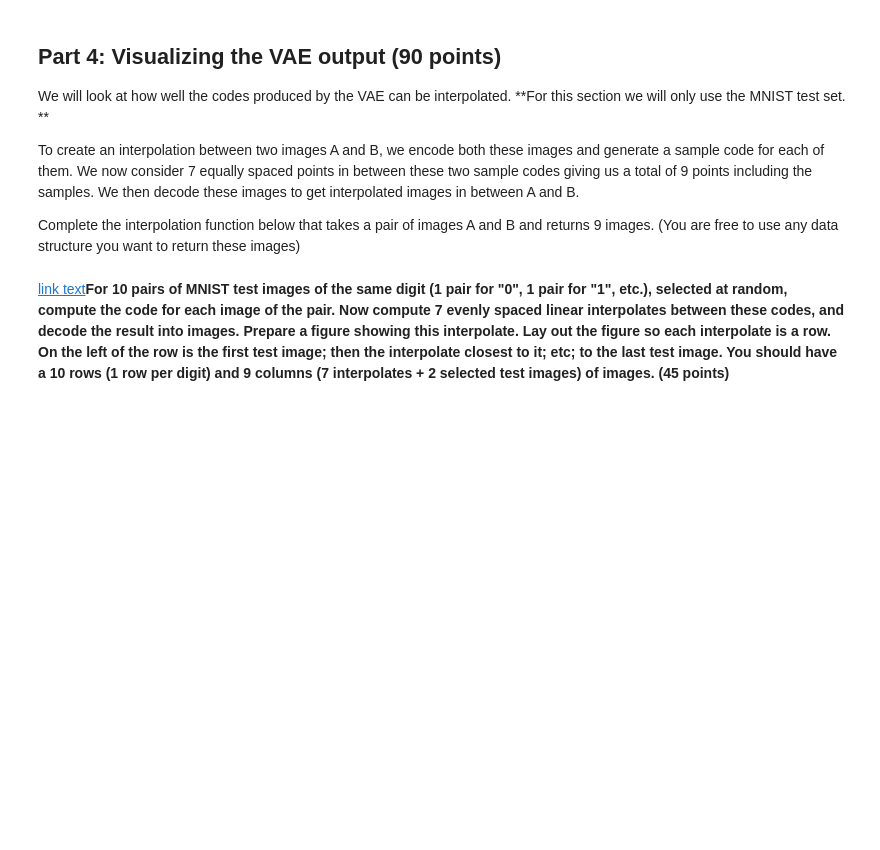
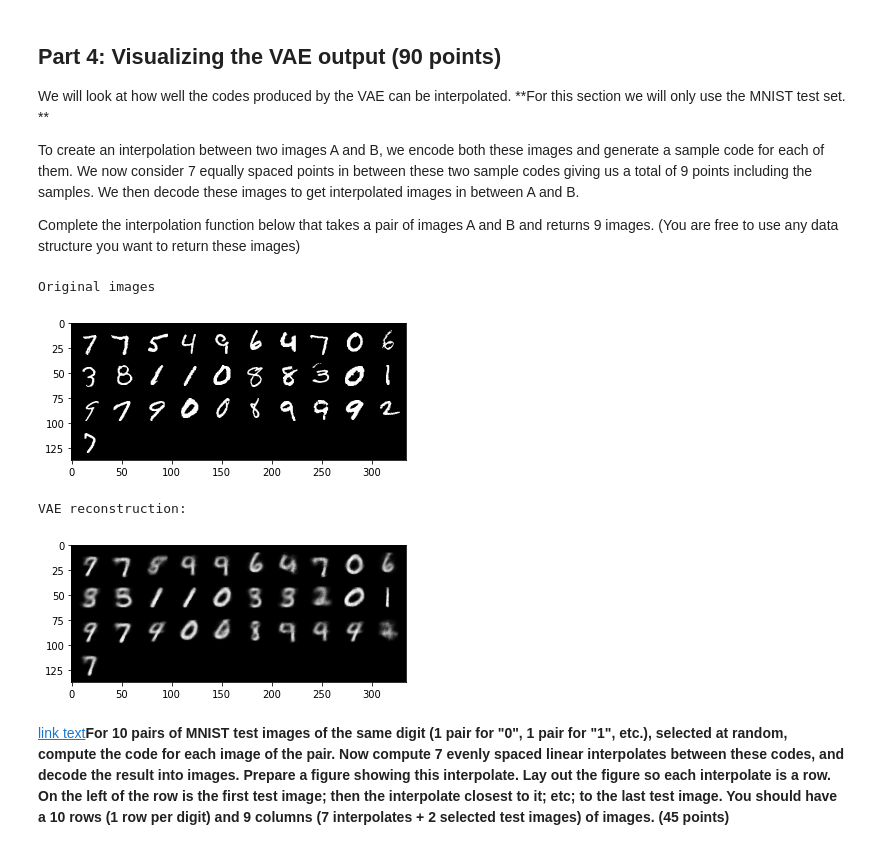
Before and after one commit to basliyal/aml-homeworks, a Jupyter notebook: HW9.ipynb, the cells around one changed output. Cells and saved outputs as stored; diff of their text form; code cells hidden in the pictures; blank space fills up the shorter version.

```diff
--- a/HW9.ipynb
+++ b/HW9.ipynb
@@ -305,15 +305,64 @@ We will look at how well the codes produced by the VAE can be interpolated. **Fo
 To create an interpolation between two images A and B, we encode both these images and generate a sample code for each of them. We now consider 7 equally spaced points in between these two sample codes giving us a total of 9 points including the samples. We then decode these images to get interpolated images in between A and B.
 
 Complete the interpolation function below that takes a pair of images A and B and returns 9 images. (You are free to use any data structure you want to return these images)
-# %%
-import matplotlib.pyplot as plt
-from torchvision import utils
-%matplotlib inline
-import numpy as np
-
-def create_interpolates(A, B, encoder, decoder):
-  ## YOUR CODE HERE ##
-  return
+# %%
+import matplotlib.pyplot as plt
+import torchvision.utils
+%matplotlib inline
+import numpy as np
+
+def create_interpolates(A, B,lambda1, model):
+  ## YOUR CODE HERE ##
+  with torch.no_grad():
+    # latent vector of first image
+    A = A.to(device)
+    latent_1, _ = model.encoder(A)
+    # latent vector of second image
+    B = B.to(device)
+    latent_2, _ = model.encoder(B)
+    # interpolation of the two latent vectors
+    inter_latent = lambda1* latent_1 + (1- lambda1) * latent_2
+    # reconstruct interpolated image
+    inter_image = model.decoder(inter_latent)
+    inter_image = inter_image.cpu()
+    return inter_image
+
+def to_img(x):
+    x = x.clamp(0, 1)
+    return x
+
+def show_image(img):
+    img = to_img(img)
+    npimg = img.numpy()
+    plt.imshow(np.transpose(npimg, (1, 2, 0)))
+
+def visualise_output(images, model):
+
+    with torch.no_grad():
+
+        images = images.to(device)
+        images, _, _ = model(images)
+        images = images.cpu()
+        images = to_img(images)
+        np_imagegrid = torchvision.utils.make_grid(images[1:50], 10, 5).numpy()
+        plt.imshow(np.transpose(np_imagegrid, (1, 2, 0)))
+        plt.show()
+
+images, labels = iter(test_loader).next()
+
+# First visualise the original images
+print('Original images')
+show_image(torchvision.utils.make_grid(images[1:50],10,5))
+plt.show()
+
+# Reconstruct and visualise the images using the vae
+print('VAE reconstruction:')
+visualise_output(images, vae)
+# %% [output]
+Original images
+[figure, added]
+VAE reconstruction:
+[figure, added]
 # %% [markdown]
 [link text](https://)**For 10 pairs of MNIST test images of the same digit (1 pair for "0", 1 pair for "1", etc.), selected at random, compute the code for each image of the pair. Now compute 7 evenly spaced linear interpolates between these codes, and decode the result into images. Prepare a figure showing this interpolate. Lay out the figure so each interpolate is a row. On the left of the row is the first test image; then the interpolate closest to it; etc; to the last test image. You should have a 10 rows (1 row per digit) and 9 columns (7 interpolates + 2 selected test images) of images. (45 points)**
 # %%
```
Also changed, not shown: parts of 1 cell of this notebook.
